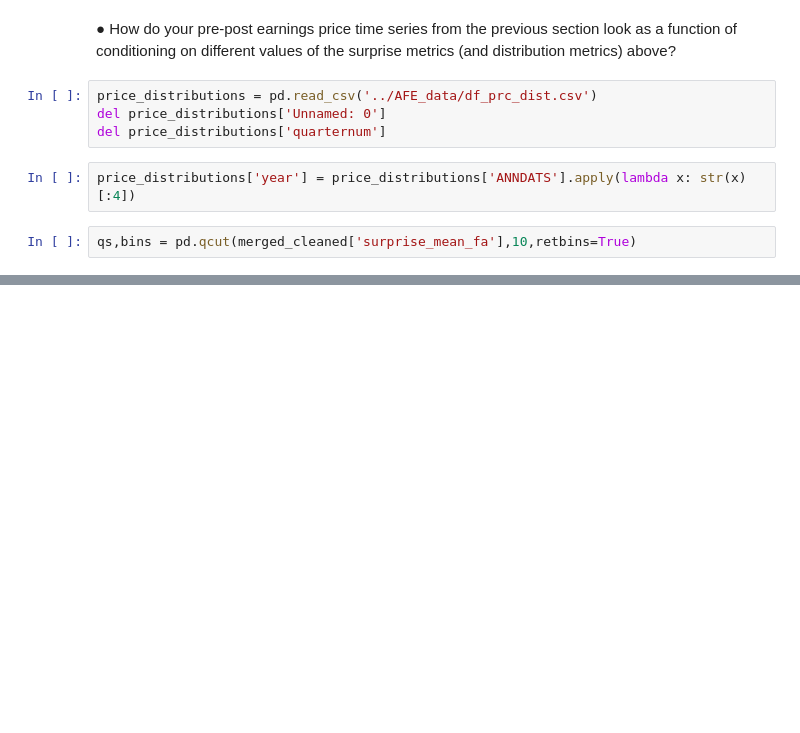
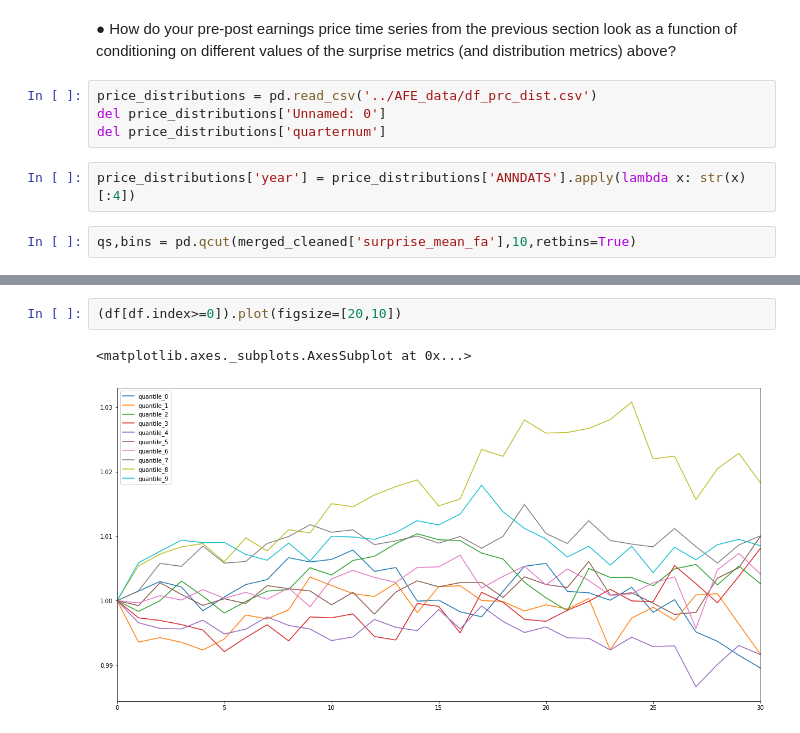
Before and after one commit to DijunLiu1995/DSQF, a Jupyter notebook: analyst_forecast/ipynb/Conditioning+on+Analyst+Surprise-JM - conditioning.ipynb, the cells around one changed output, grey strips where cells are left out. Drawn from its saved outputs; the diff is of its cells as text; blank space fills up the shorter version.

```diff
--- a/analyst_forecast/ipynb/Conditioning+on+Analyst+Surprise-JM - conditioning.ipynb
+++ b/analyst_forecast/ipynb/Conditioning+on+Analyst+Surprise-JM - conditioning.ipynb
@@ -127,0 +148,5 @@ price_distributions['1'].dropna().mean()
+# %%
+(df[df.index>=0]).plot(figsize=[20,10])
+# %% [output]
+<matplotlib.axes._subplots.AxesSubplot at 0x...>
+[figure, added]
```
Also changed, not shown: parts of 10 cells of this notebook.
